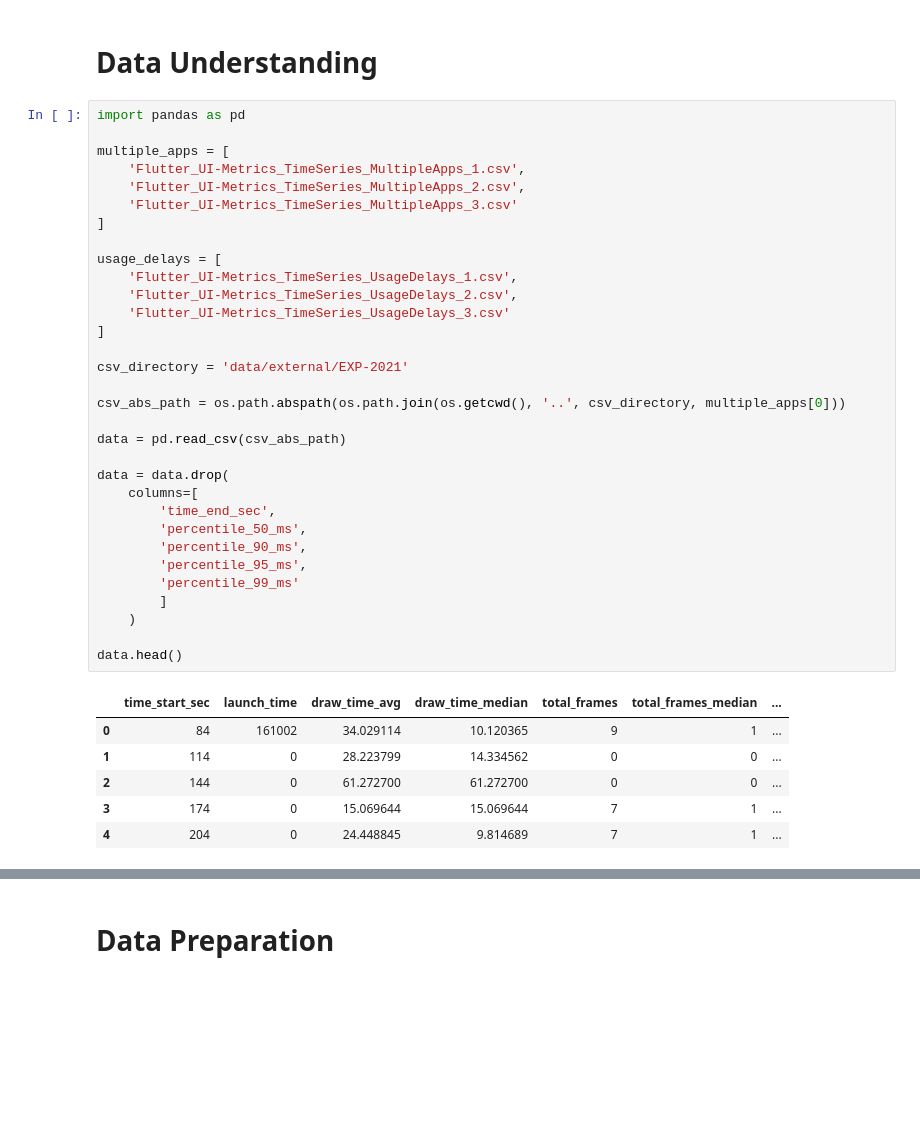
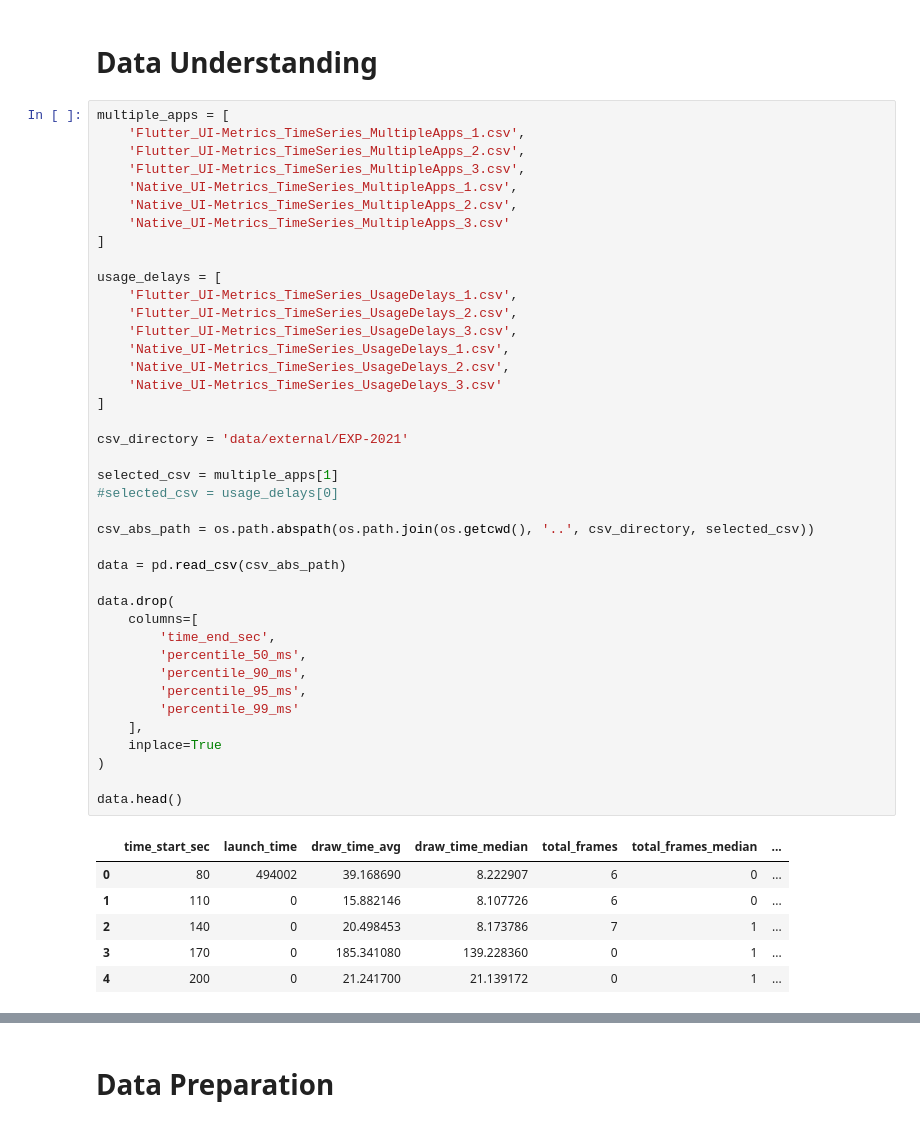
Before and after one commit to bohdanuhryn/sar_data_mining, a Jupyter notebook: notebooks/ui_metrics_data_preparation.ipynb, the cells around one changed output, grey strips where cells are left out. Drawn from its saved outputs; the diff is of its cells as text; blank space fills up the shorter version.

```diff
--- a/notebooks/ui_metrics_data_preparation.ipynb
+++ b/notebooks/ui_metrics_data_preparation.ipynb
@@ -12,44 +15,52 @@ import data_cleaning as cleaning
 # %% [markdown]
 # Data Understanding
 # %%
-import pandas as pd
-
 multiple_apps = [
     'Flutter_UI-Metrics_TimeSeries_MultipleApps_1.csv',
     'Flutter_UI-Metrics_TimeSeries_MultipleApps_2.csv',
-    'Flutter_UI-Metrics_TimeSeries_MultipleApps_3.csv'
+    'Flutter_UI-Metrics_TimeSeries_MultipleApps_3.csv',
+    'Native_UI-Metrics_TimeSeries_MultipleApps_1.csv',
+    'Native_UI-Metrics_TimeSeries_MultipleApps_2.csv',
+    'Native_UI-Metrics_TimeSeries_MultipleApps_3.csv'
 ]
 
 usage_delays = [
     'Flutter_UI-Metrics_TimeSeries_UsageDelays_1.csv',
     'Flutter_UI-Metrics_TimeSeries_UsageDelays_2.csv',
-    'Flutter_UI-Metrics_TimeSeries_UsageDelays_3.csv'
+    'Flutter_UI-Metrics_TimeSeries_UsageDelays_3.csv',
+    'Native_UI-Metrics_TimeSeries_UsageDelays_1.csv',
+    'Native_UI-Metrics_TimeSeries_UsageDelays_2.csv',
+    'Native_UI-Metrics_TimeSeries_UsageDelays_3.csv'
 ]
 
 csv_directory = 'data/external/EXP-2021'
 
-csv_abs_path = os.path.abspath(os.path.join(os.getcwd(), '..', csv_directory, multiple_apps[0]))
+selected_csv = multiple_apps[1]
+#selected_csv = usage_delays[0]
+
+csv_abs_path = os.path.abspath(os.path.join(os.getcwd(), '..', csv_directory, selected_csv))
 
 data = pd.read_csv(csv_abs_path)
 
-data = data.drop(
+data.drop(
     columns=[
         'time_end_sec',
         'percentile_50_ms',
         'percentile_90_ms',
         'percentile_95_ms',
         'percentile_99_ms'
-        ]
-    )
+    ],
+    inplace=True
+)
 
 data.head()
 # %% [output]
 |  | time_start_sec | launch_time | draw_time_avg | draw_time_median | total_frames | total_frames_median | ... |
-| 0 | 84 | 161002 | 34.029114 | 10.120365 | 9 | 1 | ... |
-| 1 | 114 | 0 | 28.223799 | 14.334562 | 0 | 0 | ... |
-| 2 | 144 | 0 | 61.272700 | 61.272700 | 0 | 0 | ... |
-| 3 | 174 | 0 | 15.069644 | 15.069644 | 7 | 1 | ... |
-| 4 | 204 | 0 | 24.448845 | 9.814689 | 7 | 1 | ... |
+| 0 | 80 | 494002 | 39.168690 | 8.222907 | 6 | 0 | ... |
+| 1 | 110 | 0 | 15.882146 | 8.107726 | 6 | 0 | ... |
+| 2 | 140 | 0 | 20.498453 | 8.173786 | 7 | 1 | ... |
+| 3 | 170 | 0 | 185.341080 | 139.228360 | 0 | 1 | ... |
+| 4 | 200 | 0 | 21.241700 | 21.139172 | 0 | 1 | ... |
 # %%
 data.describe()
 # %% [output]
```
Also changed, not shown: parts of 14 cells of this notebook, 4 other files.
